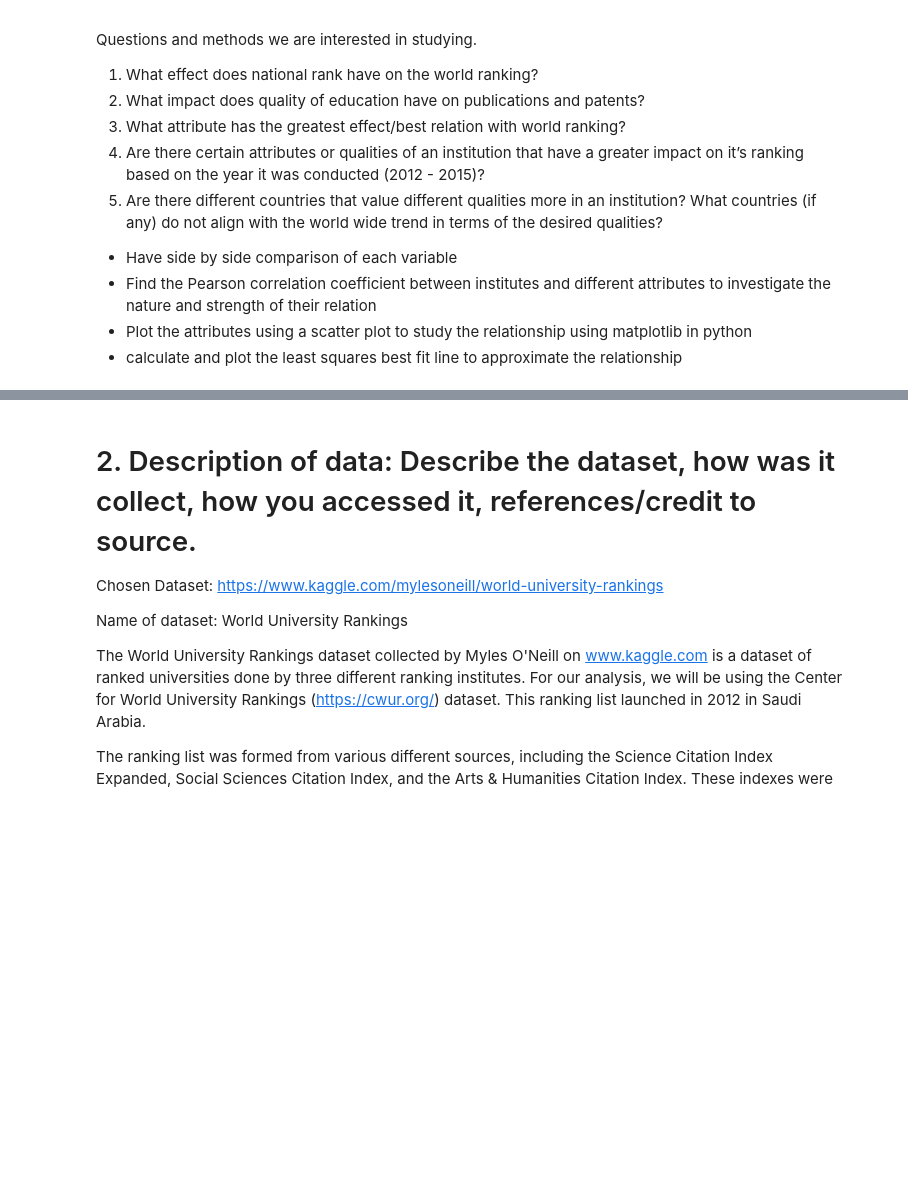
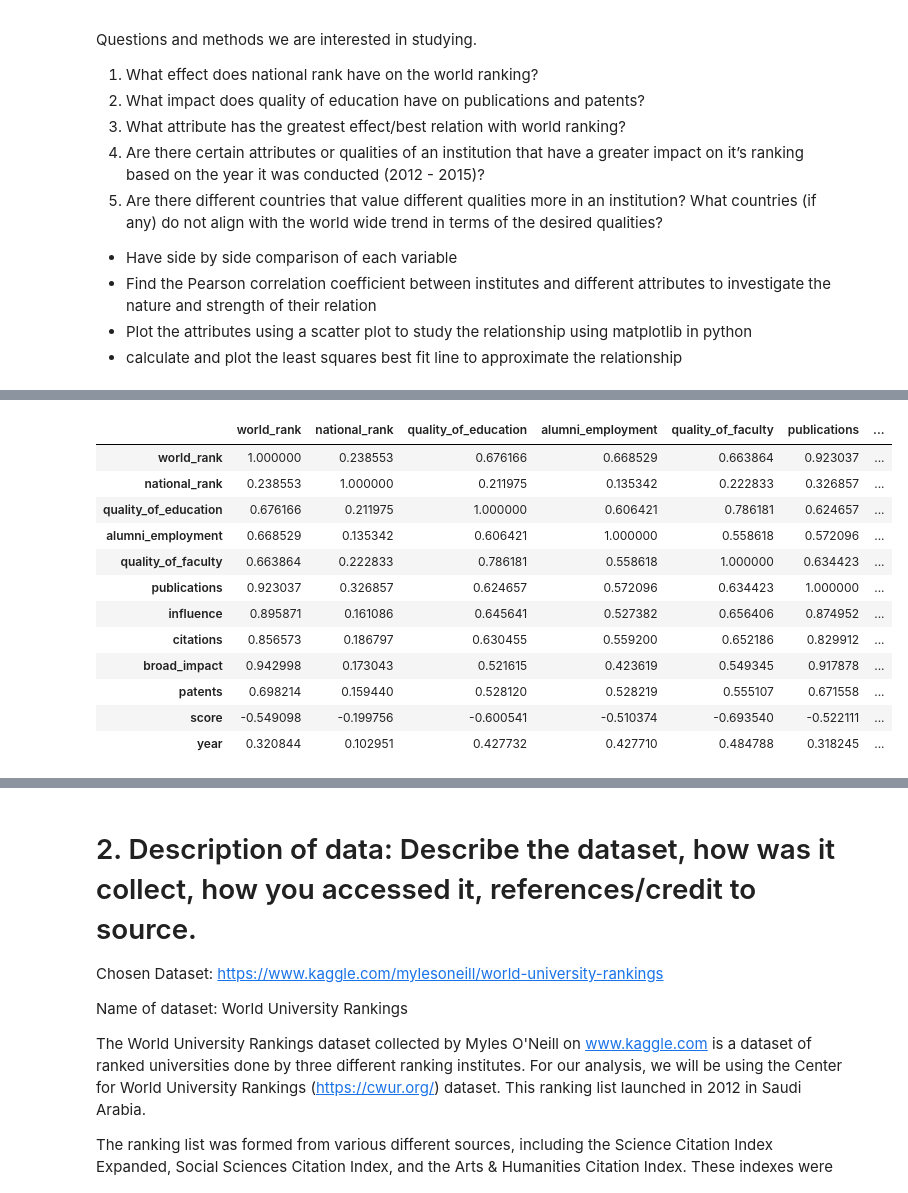
Before and after one commit to japnitahuja/Factors-that-influence-world-university-rankings, a Jupyter notebook: final-project.ipynb, the cells around one changed output, grey strips where cells are left out. Cells and saved outputs as stored; diff of their text form; code cells hidden in the pictures; blank space fills up the shorter version.

```diff
--- a/final-project.ipynb
+++ b/final-project.ipynb
@@ -27,0 +232,18 @@ Questions and methods we are interested in studying.
+# %%
+#10. Correlation chart
+correlations = df.corr()
+correlations
+# %% [output]
+|  | world_rank | national_rank | quality_of_education | alumni_employment | quality_of_faculty | publications | ... |
+| world_rank | 1.000000 | 0.238553 | 0.676166 | 0.668529 | 0.663864 | 0.923037 | ... |
+| national_rank | 0.238553 | 1.000000 | 0.211975 | 0.135342 | 0.222833 | 0.326857 | ... |
+| quality_of_education | 0.676166 | 0.211975 | 1.000000 | 0.606421 | 0.786181 | 0.624657 | ... |
+| alumni_employment | 0.668529 | 0.135342 | 0.606421 | 1.000000 | 0.558618 | 0.572096 | ... |
+| quality_of_faculty | 0.663864 | 0.222833 | 0.786181 | 0.558618 | 1.000000 | 0.634423 | ... |
+| publications | 0.923037 | 0.326857 | 0.624657 | 0.572096 | 0.634423 | 1.000000 | ... |
+| influence | 0.895871 | 0.161086 | 0.645641 | 0.527382 | 0.656406 | 0.874952 | ... |
+| citations | 0.856573 | 0.186797 | 0.630455 | 0.559200 | 0.652186 | 0.829912 | ... |
+| broad_impact | 0.942998 | 0.173043 | 0.521615 | 0.423619 | 0.549345 | 0.917878 | ... |
+| patents | 0.698214 | 0.159440 | 0.528120 | 0.528219 | 0.555107 | 0.671558 | ... |
+| score | -0.549098 | -0.199756 | -0.600541 | -0.510374 | -0.693540 | -0.522111 | ... |
+| year | 0.320844 | 0.102951 | 0.427732 | 0.427710 | 0.484788 | 0.318245 | ... |
```
Also changed, not shown: parts of 15 cells of this notebook, 1 other file.
